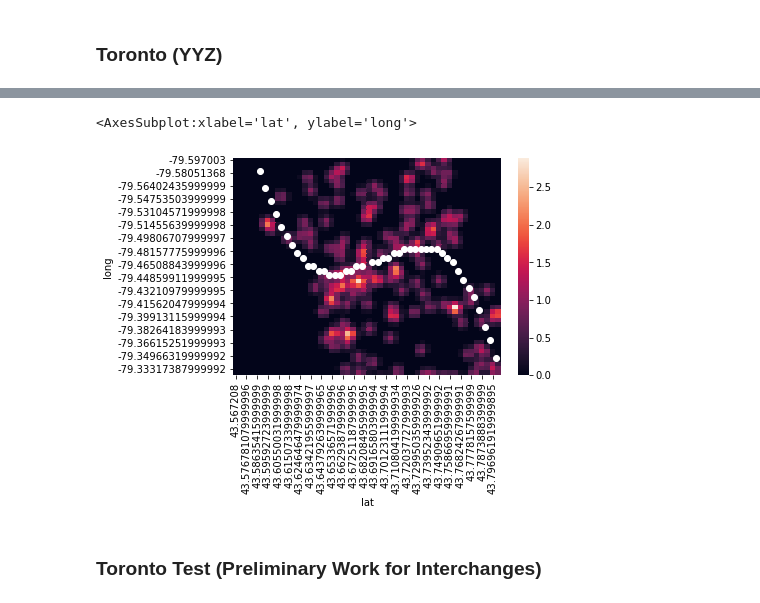
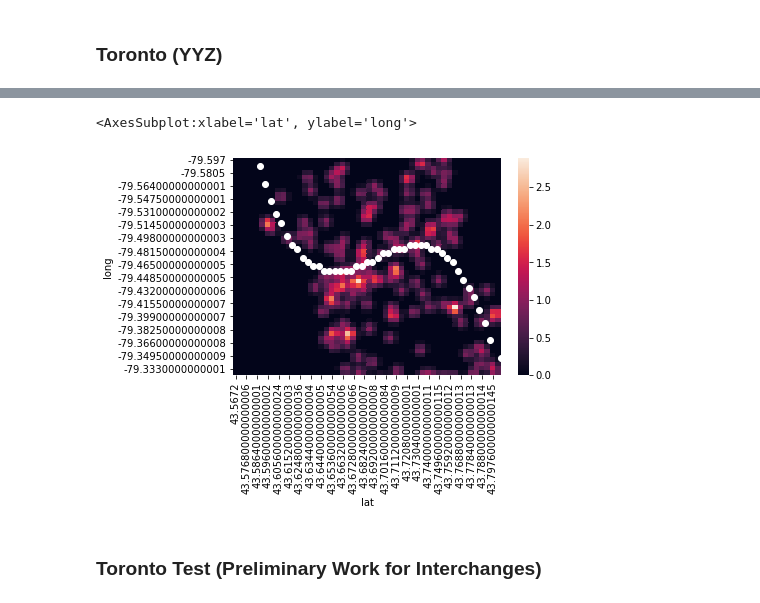
Before and after one commit to geotrieu/transit-ai, a Jupyter notebook: src/preprocessing.ipynb, the cells around one changed output, grey strips where cells are left out. Drawn from its saved outputs; the diff is of its cells as text; code cells hidden in the pictures.

```diff
--- a/src/preprocessing.ipynb
+++ b/src/preprocessing.ipynb
@@ -112,3 +121,10 @@ def polynomialRegression(scores, degree, upperLatBound, bottomLatBound):
+# %%
+def snapLongToGrid(points, leftLongBound, rightLongBound):
+    step = round((rightLongBound-leftLongBound)/PT_DENSITY, 4)
+    pointsDf = pd.DataFrame({'lat': points[0], 'long': points[1]})
+    for index, row in pointsDf.iterrows():
+        pointsDf.at[index, 'long'] = pointsDf.at[index, 'long'] - ((pointsDf.at[index, 'long'] - leftLongBound) % step)
+    return (pointsDf['lat'].values, pointsDf['long'].values)
 # %% [markdown]
 ### Plotting Functions
 # %%
@@ -140,22 +156,24 @@ def plotHeatmap(scores, line):
     ax.plot([0, PT_DENSITY], [y_begin_hm, y_end_hm], linewidth=3, color='r')
     return ax
 # %%
-def plotHeatmapPolynomial(scores, curve):
-    x = curve[0]
-    y = curve[1]
+def plotHeatmapPolynomial(scores, curves):
     fig = plt.figure()
-    ax = sns.heatmap(scores.pivot("long", "lat", "score"), )
-    x_hm = [int(a) for a in ((x - scores["lat"].iloc[0]) / (scores["lat"].iloc[-1] - scores["lat"].iloc[0]) * PT_DENSITY)]
-    y_hm = [int(a) for a in ((y - scores["long"].iloc[0]) / (scores["long"].iloc[-1] - scores["long"].iloc[0]) * PT_DENSITY)]
-    ax.scatter(x_hm, y_hm, linewidth=1, color='w')
+    ax = sns.heatmap(scores.pivot("long", "lat", "score"))
+    for curve in curves:
+        x = curve[0]
+        y = curve[1]
+        x_hm = [int(a) for a in ((x - scores["lat"].iloc[0]) / (scores["lat"].iloc[-1] - scores["lat"].iloc[0]) * PT_DENSITY)]
+        y_hm = [int(a) for a in ((y - scores["long"].iloc[0]) / (scores["long"].iloc[-1] - scores["long"].iloc[0]) * PT_DENSITY)]
+        ax.scatter(x_hm, y_hm, linewidth=1)
     return ax
 # %% [markdown]
 ### Toronto (YYZ)
 # %%
-YYZ_UpperLatBound = 43.806535
-YYZ_BottomLatBound = 43.567208
-YYZ_LeftLongBound = -79.597003
-YYZ_RightLongBound = -79.322181
+# let coords only have 4 decimal points precision in ALL functions
+YYZ_UpperLatBound = round(43.806535, 4)
+YYZ_BottomLatBound = round(43.567208, 4)
+YYZ_LeftLongBound = round(-79.597003, 4)
+YYZ_RightLongBound = round(-79.322181, 4)
 
 YYZ_Scores = generateGridScores(YYZ_UpperLatBound, YYZ_BottomLatBound, YYZ_LeftLongBound, YYZ_RightLongBound)
 # %%
@@ -166,5 +184,7 @@ plotScores(YYZ_Scores)
 # %%
 [*YYZ_Line_1, YYZ_Line_1_intercept, YYZ_Line_1_coefficients] = polynomialRegression(YYZ_Scores, 3, YYZ_UpperLatBound, YYZ_BottomLatBound)
+YYZ_Line_1 = trimOutOfBounds(YYZ_Line_1, YYZ_UpperLatBound, YYZ_BottomLatBound, YYZ_LeftLongBound, YYZ_RightLongBound)
+YYZ_Line_1 = snapLongToGrid(YYZ_Line_1, YYZ_LeftLongBound, YYZ_RightLongBound)
 # %%
 plotScoresWithCurve(YYZ_Scores, YYZ_Line_1)
 # %% [output]
@@ -173,7 +193,7 @@ plotScoresWithCurve(YYZ_Scores, YYZ_Line_1)
 # %%
-plotHeatmapPolynomial(YYZ_Scores, YYZ_Line_1)
+plotHeatmapPolynomial(YYZ_Scores, [YYZ_Line_1])
 # %% [output]
 <AxesSubplot:xlabel='lat', ylabel='long'>
-[figure, old version]
+[figure, new version]
 # %% [markdown]
 ### Toronto Test (Preliminary Work for Interchanges)
```
Also changed, not shown: parts of 17 cells of this notebook.
